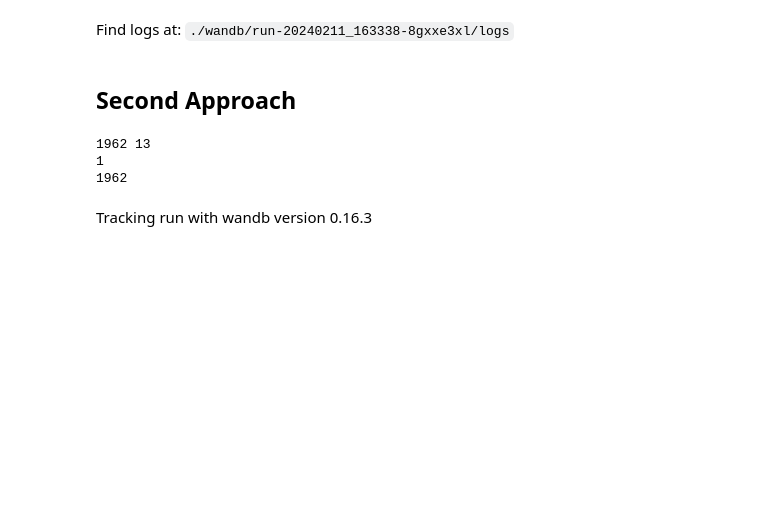
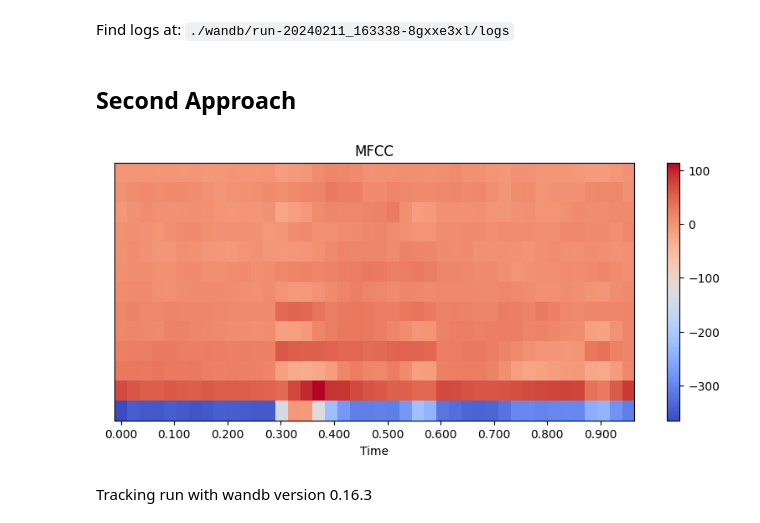
Before and after one commit to Raalit00/Applied_AI_Audio_button_to_text, a Jupyter notebook: AAI_projekt.ipynb, the cells around one changed output. Saved outputs shown, nothing was run; the diff lists cells and outputs as text; code cells hidden in the pictures; blank space fills up the shorter version.

```diff
--- a/AAI_projekt.ipynb
+++ b/AAI_projekt.ipynb
@@ -457,14 +457,14 @@ for sample in training_data:
     # MFCC-Feature-Extraktion
     mfccs = librosa.feature.mfcc(y=sample, sr=len(training_data[0]), n_mfcc=13)
     features_list.append(mfccs)
-# %%
-print(len(features_list),len(features_list[0]) )
-print(len(labels_train[2]))
-print(len(labels_train))
-# %% [output]
-1962 13
-1
-1962
+# %%
+plt.figure(figsize=(10, 4))
+librosa.display.specshow(features_list[0], x_axis='time')
+plt.colorbar()
+plt.title('MFCC')
+plt.show()
+# %% [output]
+[figure, added]
 # %%
 encoder = LabelEncoder()
 encoded_labels = encoder.fit_transform(labels_train)
```
Also changed, not shown: parts of 2 cells of this notebook.
